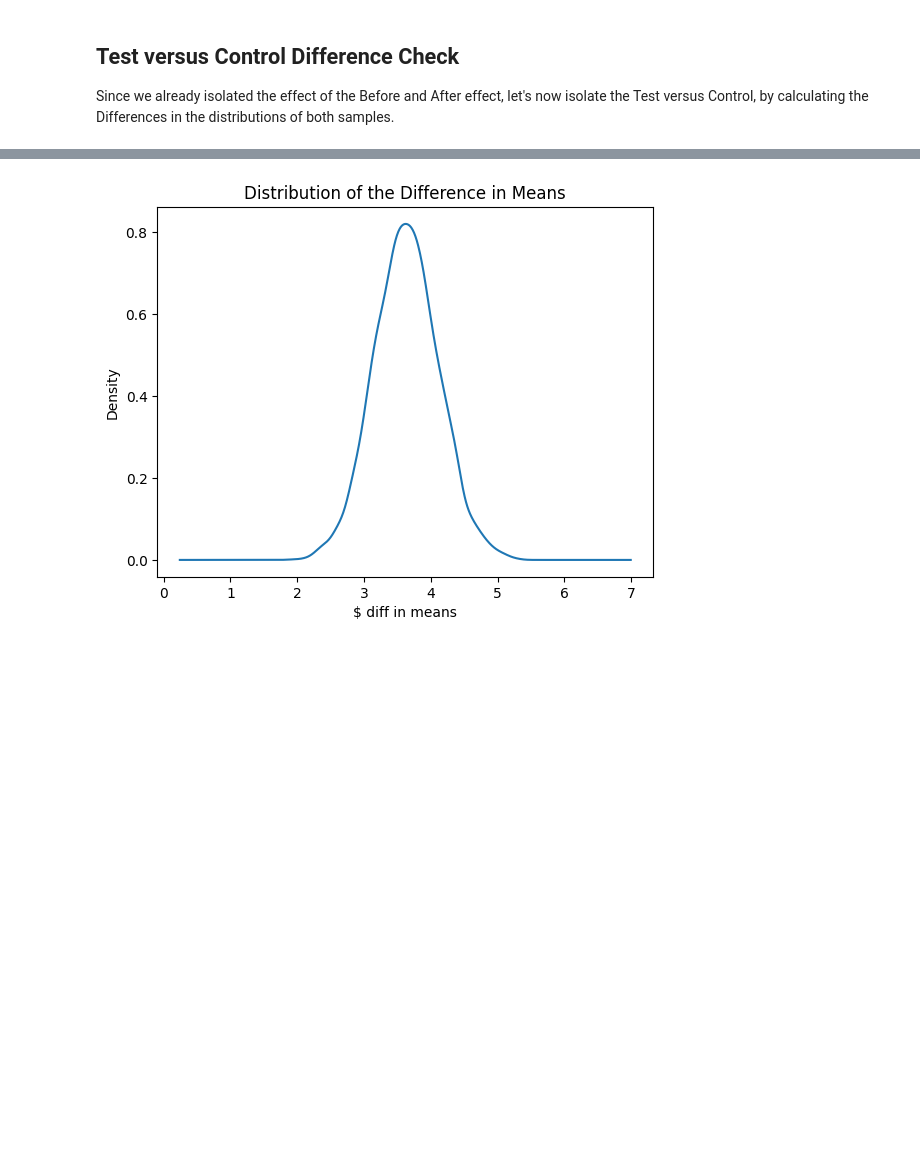
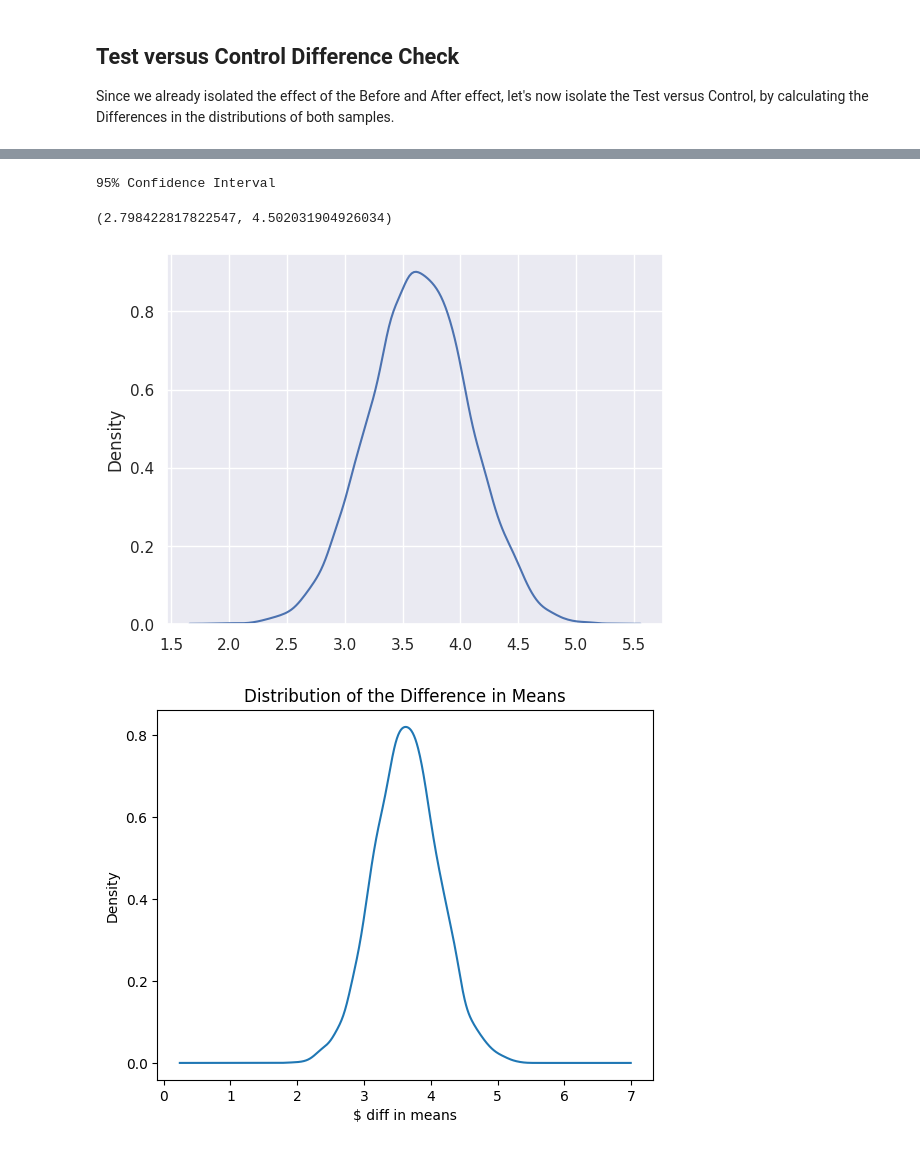
Before and after one commit to gurezende/Before-and-After-Testing, a Jupyter notebook: Pre_Post_Test.ipynb, the cells around one changed output, grey strips where cells are left out. Drawn from its saved outputs; the diff is of its cells as text; code cells hidden in the pictures; blank space fills up the shorter version.

```diff
--- a/Pre_Post_Test.ipynb
+++ b/Pre_Post_Test.ipynb
@@ -247,3 +284,22 @@ plt.title('Difference of Means Control vs Test');
+# %%
+N= 10_000
+# Plot parameters
+nA = df_pre_post.query('group == "Control"').shape[0]
+nB = df_pre_post.query('group == "Treatment"').shape[0]
+dif_mu = df_pre_post.groupby('group').dif_pp.mean()[1] - df_pre_post.groupby('group').dif_pp.mean()[0] # [mean diff post] - [mean diff pre]
+dif_std = np.sqrt( ((std_control**2) / nA ) + ( (std_treatment**2) / nB) )
+
+# Plot
+sns.kdeplot( np.random.normal(loc= dif_mu,
+                              scale= dif_std,
+                              size=N) );
+
+print('95% Confidence Interval')
+scs.norm(loc= dif_mu, scale= dif_std).interval(confidence= 0.95)
+# %% [output]
+95% Confidence Interval
+(2.798422817822547, 4.502031904926034)
+[figure, added]
 # %%
 # create a new column, diff, which is the difference between the two variants, scaled by the control group
 boot_means['test_control_diff'] = (boot_means['Treatment'] - boot_means['Control'])
```
Also changed, not shown: parts of 10 cells of this notebook.
